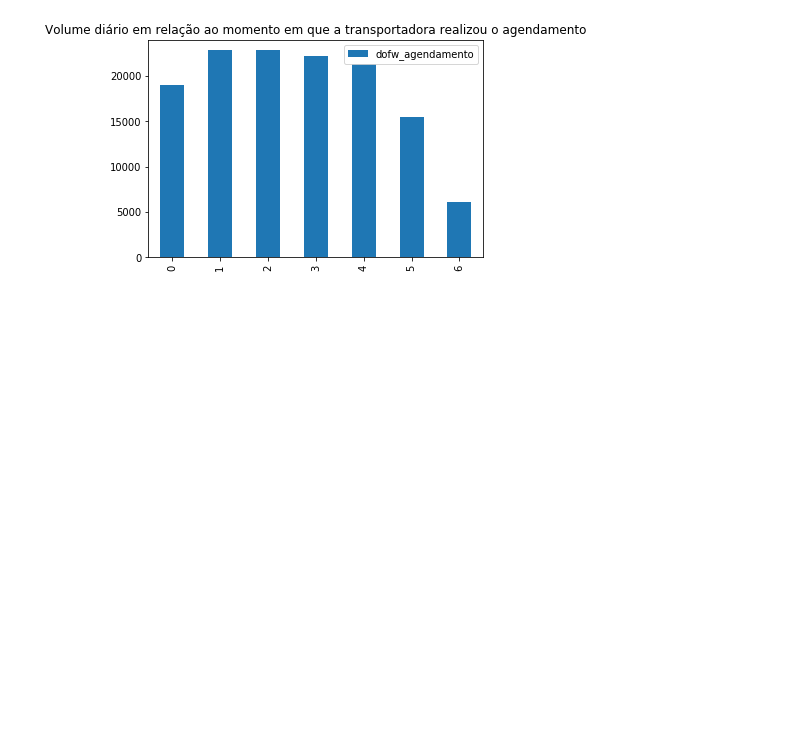
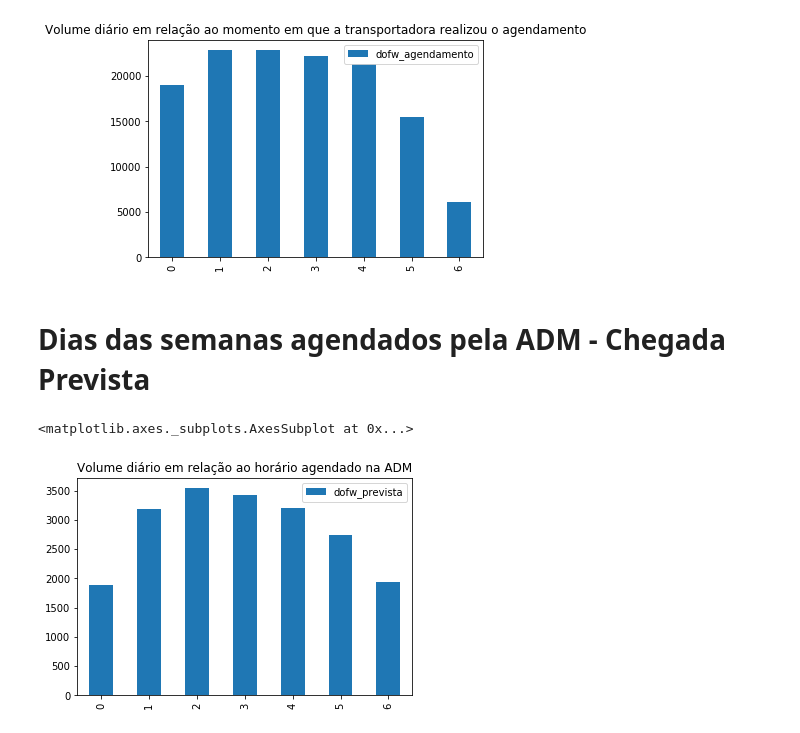
Before and after one commit to pedroteixeirazup/Python, a Jupyter notebook: Relatorio/Relatório das Viagens dos Motoristas.ipynb, the cells around one changed output. Cells and saved outputs as stored; diff of their text form; code cells hidden in the pictures; blank space fills up the shorter version.

```diff
--- a/Relatorio/Relatório das Viagens dos Motoristas.ipynb
+++ b/Relatorio/Relatório das Viagens dos Motoristas.ipynb
@@ -108,6 +108,7 @@ def __filter(produto):
 # Gráfico dos produtos por mês
 # %%
 df['Meses'] = pd.to_datetime(df['Agendamento'], format='%d/%m/%Y %H:%M:%S').dt.month
+df['Anos'] = pd.to_datetime(df['Agendamento'], format='%d/%m/%Y %H:%M:%S').dt.year
 p_m = df[['Meses', 'Produto']].groupby('Meses')
 
 N = 12
@@ -288,3 +289,22 @@ df['dofw_agendamento'].value_counts().to_frame().sort_index().plot(kind='bar',ti
 # %% [output]
 <matplotlib.axes._subplots.AxesSubplot at 0x...>
 [figure]
+# %% [markdown]
+# Dias das semanas agendados pela ADM - Chegada Prevista
+# %%
+def filter_adm(cliente):
+    data = cliente.split(' ')
+
+    if(data[0]) == 'ADM':
+        return True
+    else:
+        return False
+# %%
+df['dofw_prevista'] = pd.to_datetime(df['Chegada Prevista'], format='%d/%m/%Y %H:%M:%S').dt.dayofweek
+df['is_adm'] = df['Cliente'].apply(filter_adm)
+df_adm = df.loc[df['is_adm'] == True]
+
+df_adm['dofw_prevista'].value_counts().to_frame().sort_index().plot(kind='bar',title='Volume diário em relação ao horário agendado na ADM')
+# %% [output]
+<matplotlib.axes._subplots.AxesSubplot at 0x...>
+[figure, added]
```
Also changed, not shown: parts of 16 cells of this notebook, 3 other files.
